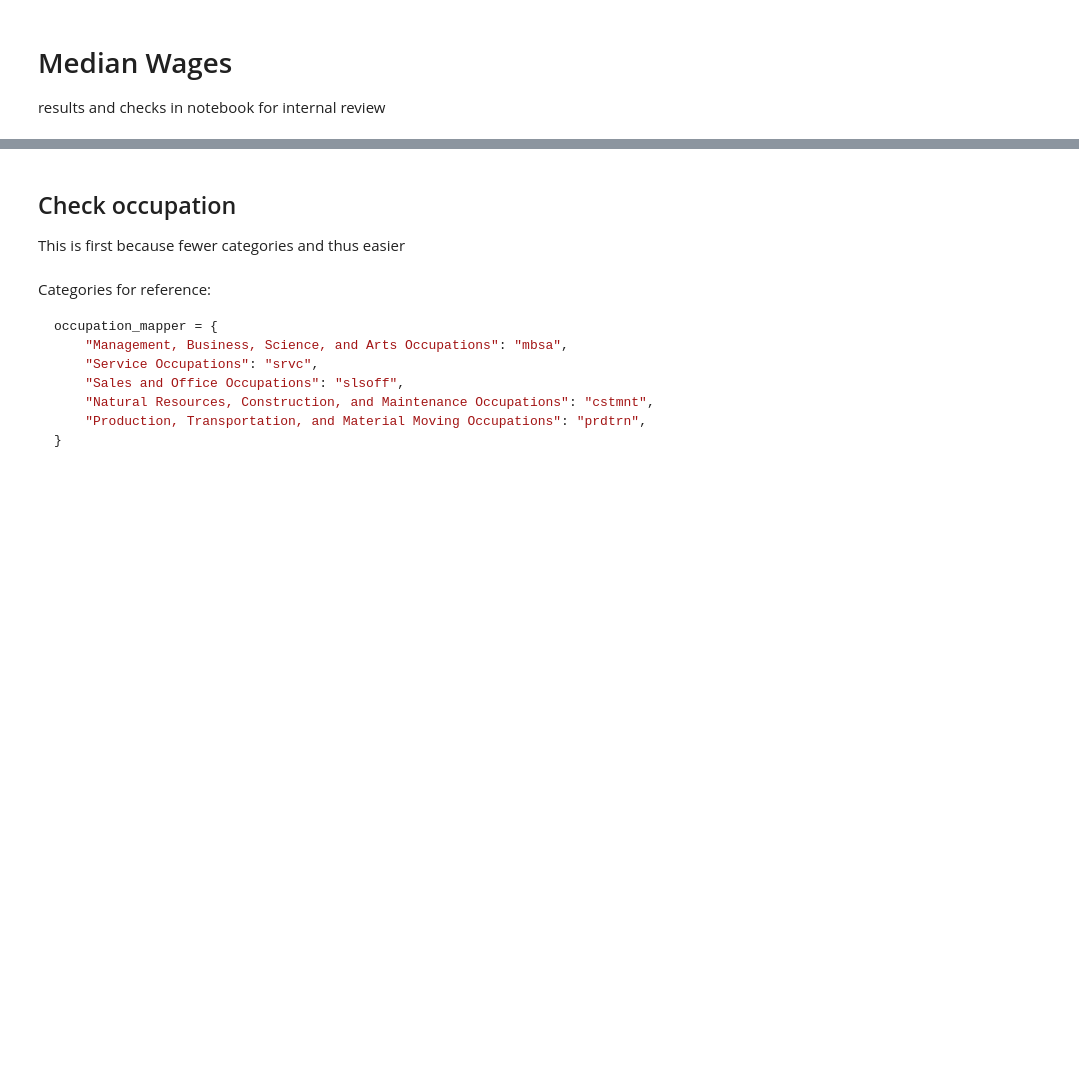
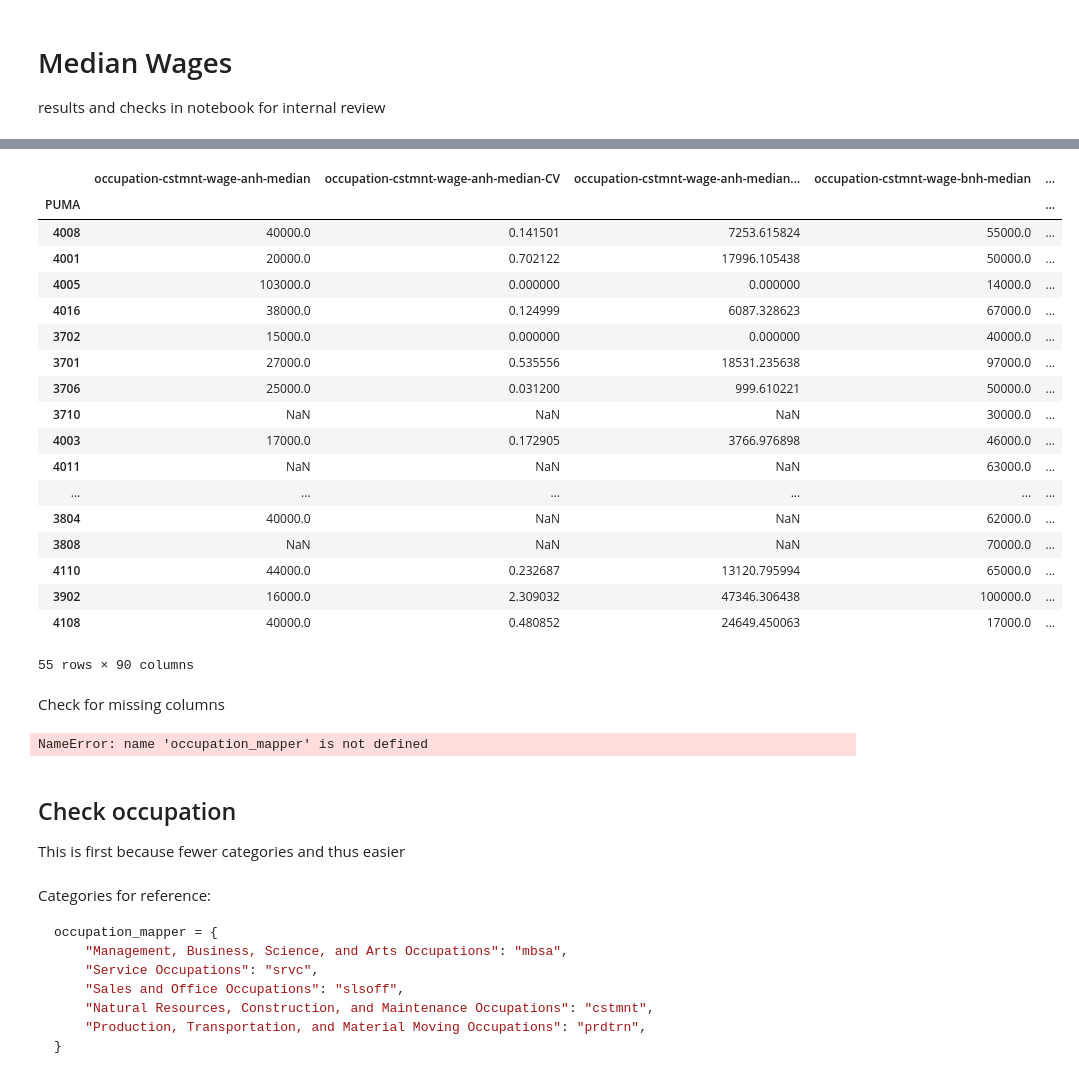
Before and after one commit to NYCPlanning/db-equitable-development-tool, a Jupyter notebook: notebooks/Median_Wages.ipynb, the cells around one changed output, grey strips where cells are left out. Saved outputs shown, nothing was run; the diff lists cells and outputs as text; code cells hidden in the pictures; blank space fills up the shorter version.

Commit message:
stuck on median wages by industry in full dataset. getting new error message in R that I don't know how to debug. next steps is run svyby in my ipython shell

```diff
--- a/notebooks/Median_Wages.ipynb
+++ b/notebooks/Median_Wages.ipynb
@@ -49,0 +21,3 @@ R[write to console]: Not all replicate weight designs give valid standard errors
+# %%
+median_aggregator = PUMSMedianEconomics(limited_PUMA=False)
+medians = median_aggregator.aggregated
@@ -50,3 +146,37 @@ R[write to console]: Not all replicate weight designs give valid standard errors
+# %%
+medians
+# %% [output]
+|  | occupation-cstmnt-wage-anh-median | occupation-cstmnt-wage-anh-median-CV | occupation-cstmnt-wage-anh-median... | occupation-cstmnt-wage-bnh-median | ... |
+| PUMA |  |  |  |  | ... |
+| 4008 | 40000.0 | 0.141501 | 7253.615824 | 55000.0 | ... |
+| 4001 | 20000.0 | 0.702122 | 17996.105438 | 50000.0 | ... |
+| 4005 | 103000.0 | 0.000000 | 0.000000 | 14000.0 | ... |
+| 4016 | 38000.0 | 0.124999 | 6087.328623 | 67000.0 | ... |
+| 3702 | 15000.0 | 0.000000 | 0.000000 | 40000.0 | ... |
+| 3701 | 27000.0 | 0.535556 | 18531.235638 | 97000.0 | ... |
+| 3706 | 25000.0 | 0.031200 | 999.610221 | 50000.0 | ... |
+| 3710 | NaN | NaN | NaN | 30000.0 | ... |
+| 4003 | 17000.0 | 0.172905 | 3766.976898 | 46000.0 | ... |
+| 4011 | NaN | NaN | NaN | 63000.0 | ... |
+| ... | ... | ... | ... | ... | ... |
+| 3804 | 40000.0 | NaN | NaN | 62000.0 | ... |
+| 3808 | NaN | NaN | NaN | 70000.0 | ... |
+| 4110 | 44000.0 | 0.232687 | 13120.795994 | 65000.0 | ... |
+| 3902 | 16000.0 | 2.309032 | 47346.306438 | 100000.0 | ... |
+| 4108 | 40000.0 | 0.480852 | 24649.450063 | 17000.0 | ... |
+55 rows × 90 columns
+# %% [markdown]
+Check for missing columns
+# %%
+for indicator, mapper in [('occupation',occupation_mapper),('industry',industry_mapper)]:
+    for k, i in mapper.items():
+        for race in ['wnh','bnh','anh','onh','hsp']:
+            for measure in ['median','median-CV','median-MOE']:
+                col_name = f'{indicator}-{i.lower()}-wage-{race}-{measure}'
+                if col_name not in medians.columns:
+                    print(f'missing {col_name} ')
+# %% [output]
+NameError: name 'occupation_mapper' is not defined
 # %% [markdown]
 ## Check occupation
 This is first because fewer categories and thus easier
```
Also changed, not shown: parts of 6 cells of this notebook, 4 other files.
